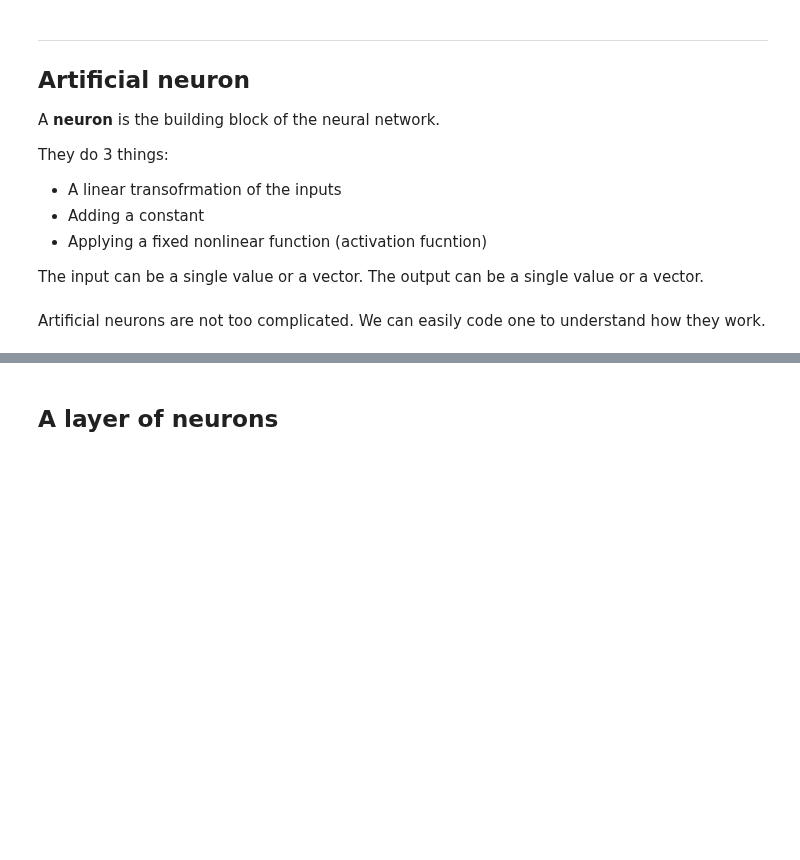
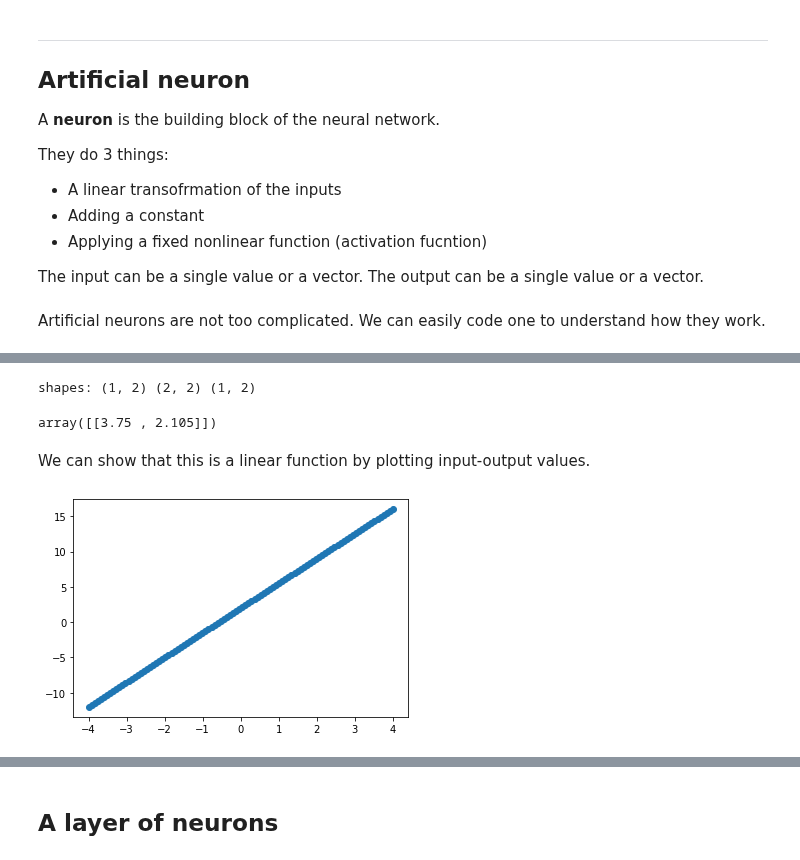
Before and after one commit to kevin-allen/dataScienceNeuro, a Jupyter notebook: notebooks/lecture_05.ipynb, the cells around one changed output, grey strips where cells are left out. Cells and saved outputs as stored; diff of their text form; code cells hidden in the pictures; blank space fills up the shorter version.

```diff
--- a/notebooks/lecture_05.ipynb
+++ b/notebooks/lecture_05.ipynb
@@ -94,10 +207,0 @@ We prepare some input data, weights (w) and bias (b).
-# %%
-import numpy as np
-import matplotlib.pyplot as plt
-
-inputSize=15
-inputData = np.linspace(-1,1,inputSize).reshape(-1,inputSize) # 2D array as input
-w = np.random.random(inputSize).reshape(inputSize,-1)-0.5 # numbers weights between -0.5 and 0.5, 1D array matching the size of input
-b = np.random.random(1) # a bias term
-
-printInputWeightBias(inputData,w,b)
@@ -138,6 +207,0 @@ The main role of the np.tanh function is to add some non-linearity in the networ
-# %%
-inputs = np.linspace(-10,10)
-plt.plot(inputs,np.tanh(inputs))
-plt.xlabel("input")
-plt.ylabel("output")
-plt.show()
@@ -151,0 +212,32 @@ See [relu function](https://en.wikipedia.org/wiki/Rectifier_(neural_networks))
+# %%
+def linear_function(theta,X):
+    """
+    Operation done by a simple linear function
+    This is not a neuron because the function is linear
+    Does w * x + b
+
+    Arguments:
+    theta: matrix of shape (1,2) containing b and w
+    X: matrix of shape (2,-1). First rows are 1, second are the inputs
+    """
+    return theta@X
+# %%
+X = np.array([[1,1],[0.5,0.03]]) # input
+theta = np.array([[2.0,3.5]]) #(bias and w)
+predictions = linear_function(theta,X)
+print("shapes:", theta.shape,X.shape,predictions.shape)
+predictions
+# %% [output]
+shapes: (1, 2) (2, 2) (1, 2)
+array([[3.75 , 2.105]])
+# %% [markdown]
+We can show that this is a linear function by plotting input-output values.
+# %%
+size = 100
+X = np.ones((2,size))
+X[1,:] = np.linspace(-4.0,4.0,size) # input values ranging from -10 to 10
+predictions = linear_function(theta,X)
+plt.scatter(X[1,:],predictions[0,:])
+plt.show()
+# %% [output]
+[figure, added]
```
Also changed, not shown: parts of 47 cells of this notebook, 9 other files.
